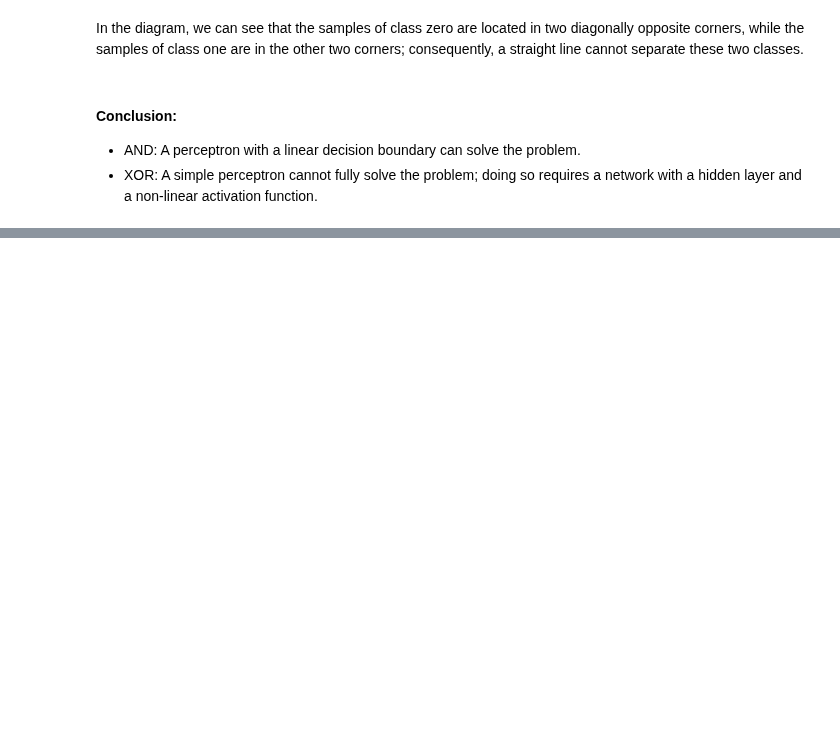
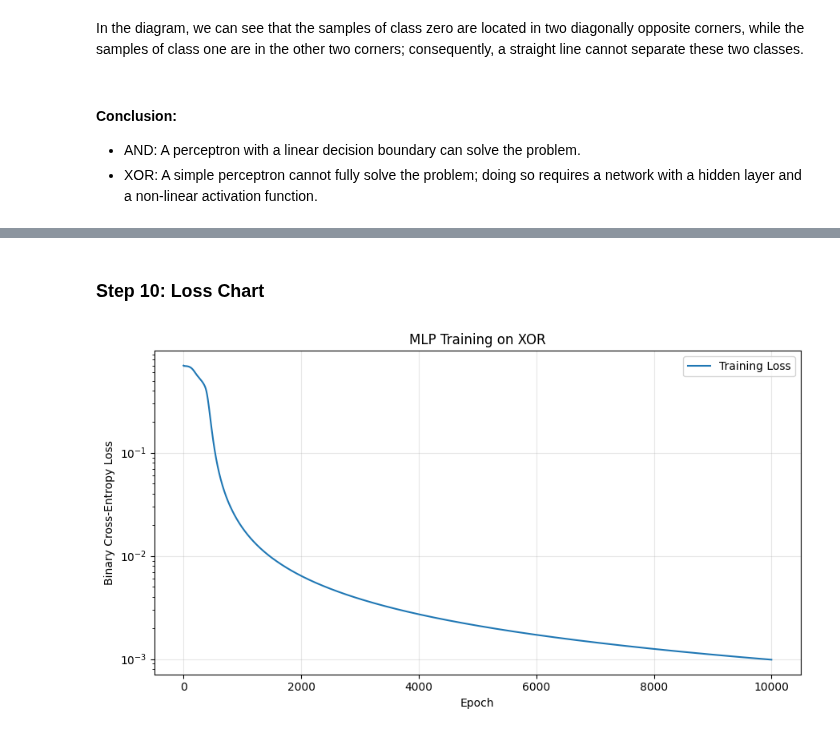
Before and after one commit to niusha-yaghini/Artificial_Intelligence_Course, a Jupyter notebook: 09-neural-networks-from-scratch/01_neural_network_fundamentals.ipynb, the cells around one changed output, grey strips where cells are left out. Cells and saved outputs as stored; diff of their text form; code cells hidden in the pictures; blank space fills up the shorter version.

```diff
--- a/09-neural-networks-from-scratch/01_neural_network_fundamentals.ipynb
+++ b/09-neural-networks-from-scratch/01_neural_network_fundamentals.ipynb
@@ -292,0 +399,21 @@ In the diagram, we can see that the samples of class zero are located in two dia
+# %%
+# Binary Cross-Entropy Loss
+y_true = y_xor.reshape(-1, 1)
+
+# Avoid log(0)
+epsilon = 1e-12
+y_pred_clipped = np.clip(
+    Y_hat,
+    epsilon,
+    1 - epsilon
+)
+
+# Calculate BCE
+bce_loss = -np.mean(
+    y_true * np.log(y_pred_clipped)
+    + (1 - y_true) * np.log(1 - y_pred_clipped)
+)
+
+print("Targets shape:", y_true.shape)
+print("Predictions shape:", Y_hat.shape)
+print("Binary Cross-Entropy Loss:", bce_loss)
@@ -292,0 +724,19 @@ In the diagram, we can see that the samples of class zero are located in two dia
+# %% [markdown]
+<h3> Step 10: Loss Chart
+# %%
+plt.figure(figsize=(9, 5))
+
+plt.plot(loss_history, label="Training Loss")
+
+plt.xlabel("Epoch")
+plt.ylabel("Binary Cross-Entropy Loss")
+plt.title("MLP Training on XOR")
+
+plt.yscale("log")
+plt.grid(True, alpha=0.3)
+plt.legend()
+
+plt.tight_layout()
+plt.show()
+# %% [output]
+[figure, added]
```
Also changed, not shown: parts of 37 cells of this notebook.
